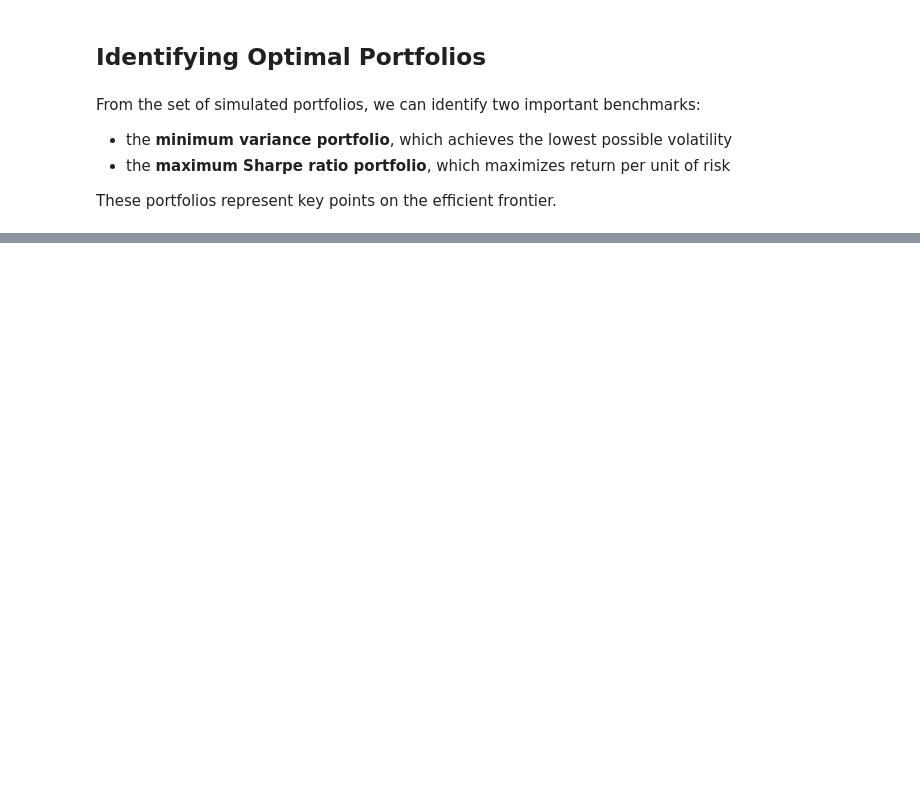
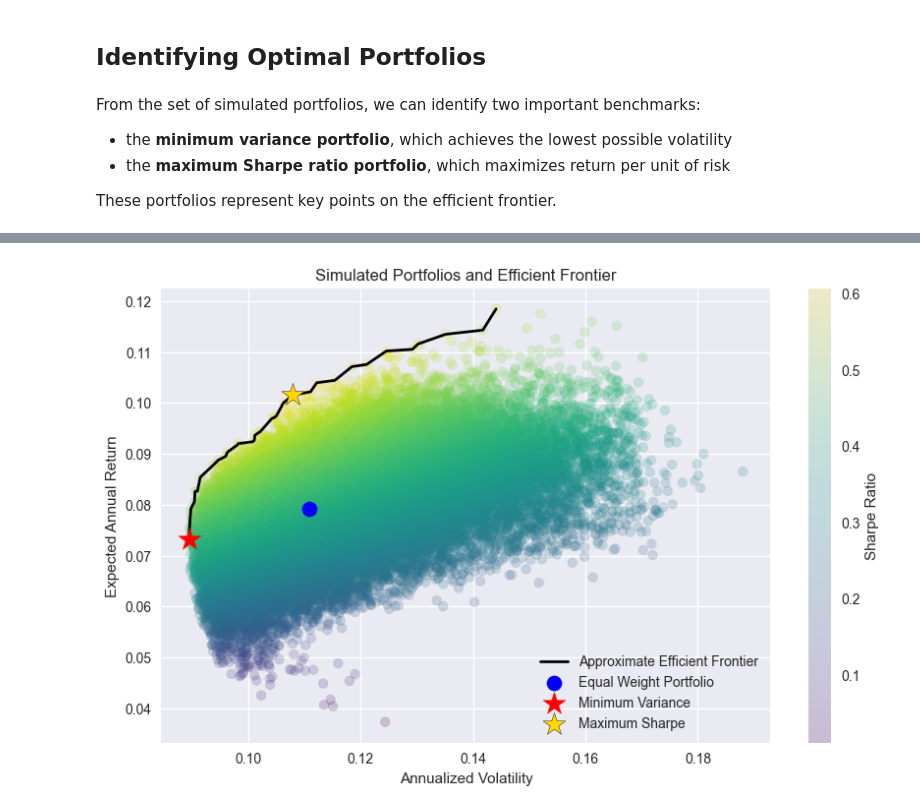
Before and after one commit to aidanpmitchell/stochastic-regime-portfolio-optimization, a Jupyter notebook: notebooks/03_portfolio_optimization.ipynb, the cells around one changed output, grey strips where cells are left out. Saved outputs shown, nothing was run; the diff lists cells and outputs as text; code cells hidden in the pictures; blank space fills up the shorter version.

```diff
--- a/notebooks/03_portfolio_optimization.ipynb
+++ b/notebooks/03_portfolio_optimization.ipynb
@@ -266,6 +313,10 @@ In this notebook, we approximate the Sharpe ratio by dividing expected return by
 # %%
-sharpe_ratios = sim_returns / sim_volatility
+risk_free_rate = 0.036
 
+# Sharpe ratios using excess returns
+sharpe_ratios = (sim_returns - risk_free_rate) / sim_volatility
+
+# Identify optimal portfolios
 min_vol_idx = np.argmin(sim_volatility)
 max_sharpe_idx = np.argmax(sharpe_ratios)
 
@@ -275,14 +326,22 @@ min_vol_vol = sim_volatility[min_vol_idx]
 max_sharpe_return = sim_returns[max_sharpe_idx]
 max_sharpe_vol = sim_volatility[max_sharpe_idx]
 
+min_vol_weights = sim_weights[min_vol_idx]
+max_sharpe_weights = sim_weights[max_sharpe_idx]
+
 print("Minimum Variance Portfolio")
 print(f"Return: {min_vol_return:.2%}")
 print(f"Volatility: {min_vol_vol:.2%}")
+print("Portfolio Weights:")
+print(pd.Series(min_vol_weights, index=annual_mean_returns.index).map(lambda x: f"{x:.2%}"))
 
 print()
 
 print("Maximum Sharpe Portfolio")
 print(f"Return: {max_sharpe_return:.2%}")
 print(f"Volatility: {max_sharpe_vol:.2%}")
+print(f"Sharpe Ratio: {sharpe_ratios[max_sharpe_idx]:.2f}")
+print("Portfolio Weights:")
+print(pd.Series(max_sharpe_weights, index=annual_mean_returns.index).map(lambda x: f"{x:.2%}"))
 # %% [output]
 Minimum Variance Portfolio
@@ -294,0 +427,67 @@ Volatility: 9.94%
+# %%
+plt.figure(figsize=(10, 6))
+
+# Portfolio cloud
+scatter = plt.scatter(
+    sim_volatility,
+    sim_returns,
+    c=sharpe_ratios,
+    cmap="viridis",
+    alpha=0.2,
+    zorder=1
+)
+
+# Efficient frontier
+plt.plot(
+    frontier_points["volatility"],
+    frontier_points["return"],
+    color="black",
+    linewidth=2,
+    label="Approximate Efficient Frontier",
+    zorder=2
+)
+
+# Equal-weight portfolio
+plt.scatter(
+    eq_volatility,
+    eq_return,
+    color="blue",
+    s=120,
+    label="Equal Weight Portfolio",
+    zorder=3
+)
+
+# Minimum variance portfolio
+plt.scatter(
+    min_vol_vol,
+    min_vol_return,
+    color="red",
+    marker="*",
+    s=300,
+    label="Minimum Variance",
+    zorder=4
+)
+
+# Maximum Sharpe portfolio
+plt.scatter(
+    max_sharpe_vol,
+    max_sharpe_return,
+    color="gold",
+    edgecolor="black",
+    marker="*",
+    s=300,
+    label="Maximum Sharpe",
+    zorder=5
+)
+
+plt.colorbar(scatter, label="Sharpe Ratio")
+plt.xlabel("Annualized Volatility")
+plt.ylabel("Expected Annual Return")
+plt.title("Simulated Portfolios and Efficient Frontier")
+plt.legend(loc="lower right")
+
+plt.savefig("../results/efficient_frontier.png", dpi=300, bbox_inches="tight")
+
+plt.show()
+# %% [output]
+[figure, added]
```
Also changed, not shown: parts of 15 cells of this notebook.
